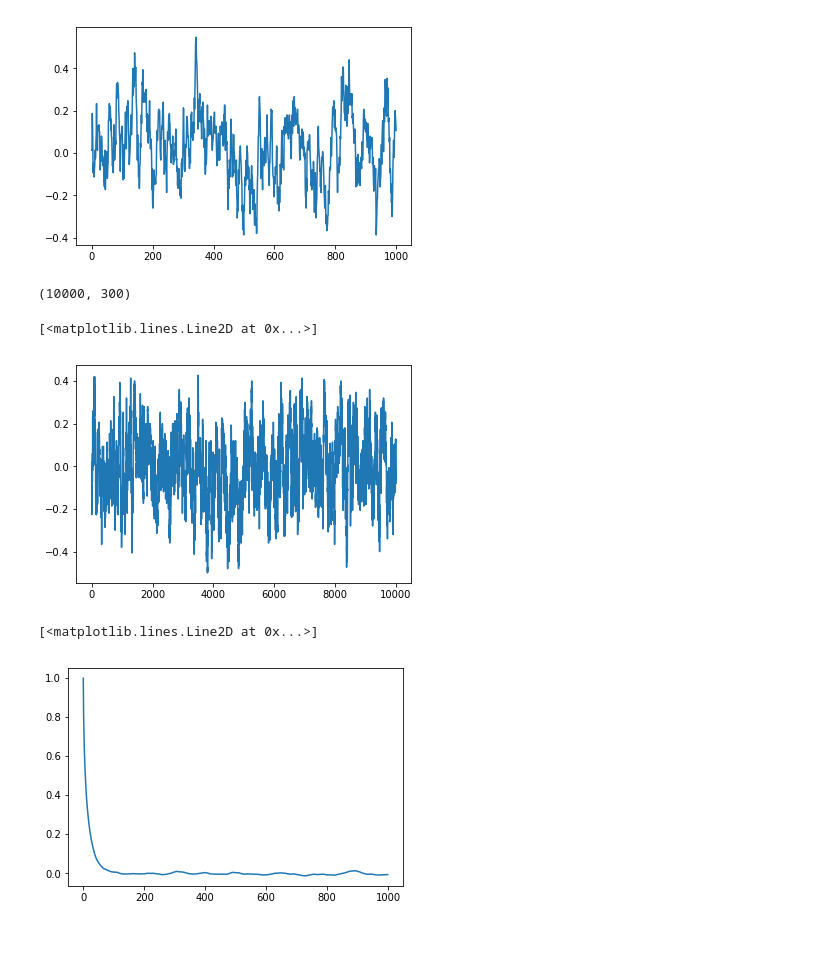
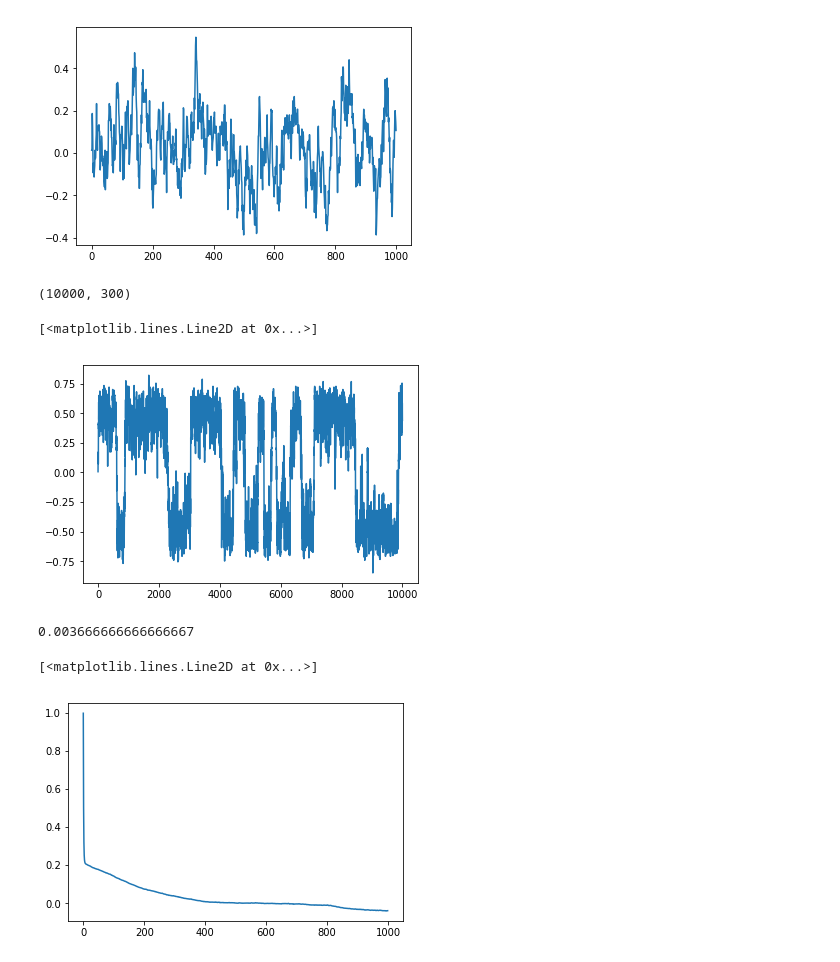
Before and after one commit to btemoshir/learningDynamics, a Jupyter notebook: Jerome_scripts_Original/Learning Ising models.ipynb, the cells around one changed output. Drawn from its saved outputs; the diff is of its cells as text; code cells hidden in the pictures.

```diff
--- a/Jerome_scripts_Original/Learning Ising models.ipynb
+++ b/Jerome_scripts_Original/Learning Ising models.ipynb
@@ -41,26 +41,34 @@ plt.plot(data.mean(-1)) # Magnetization
 # %%
 import bm
 N = 300
-beta = 1.
+beta = 1.1
 
 BM = bm.BM(N=N,nature='Spin')
 BM.layer.couplings =  beta* (np.eye(N=N,k=1) + np.eye(N=N,k=-1) )
+BM.layer.couplings[0,-1] += beta
+BM.layer.couplings[-1,0] += beta
+
+BM.layer.couplings = beta/N * (np.ones([N,N])  )
 
 #%timeit
 data = BM.gen_data(Nchains=1,Nthermalize=0,Lchains=int(1e4),Nstep=1) # N steps.
 print data.shape
 plt.plot(data.mean(1))
 # %% [output]
 (10000, 300)
 [<matplotlib.lines.Line2D at 0x...>]
-[figure, old version]
+[figure, new version]
+# %%
+BM.layer.couplings[0,-1]
+# %% [output]
+0.003666666666666667
 # %%
 import estimate_correlations_ising
 Xcorr = estimate_correlations_ising.spin_autocorr(data,n_max=1000)
 plt.plot(Xcorr)
 # %% [output]
 [<matplotlib.lines.Line2D at 0x...>]
-[figure, old version]
+[figure, new version]
 # %%
 data = BM.gen_data(Nchains=1,Nthermalize=0,Lchains=int(1e3),Nstep=500) # N steps.
 print data.shape
```
Also changed, not shown: parts of 6 cells of this notebook.
